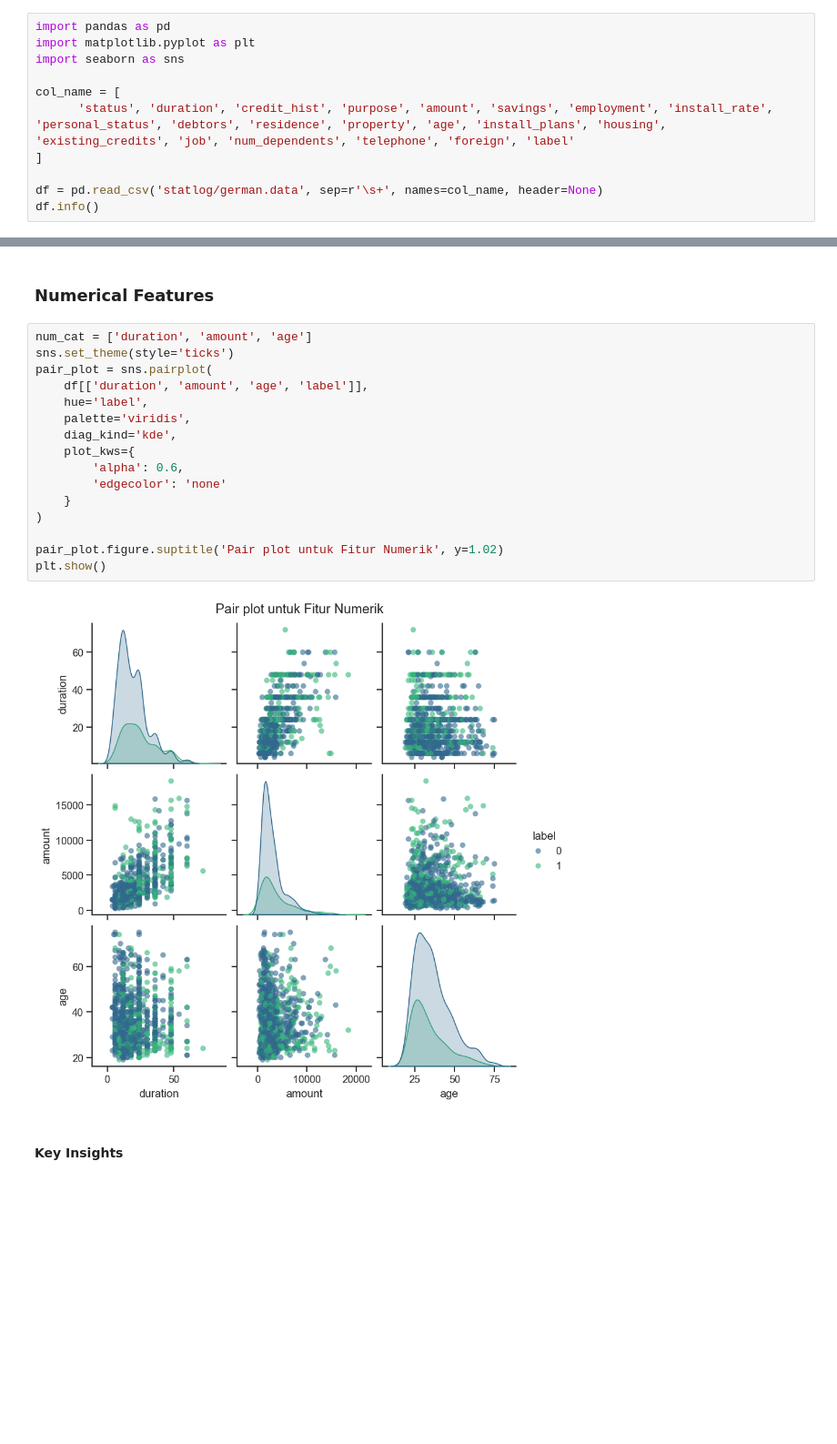
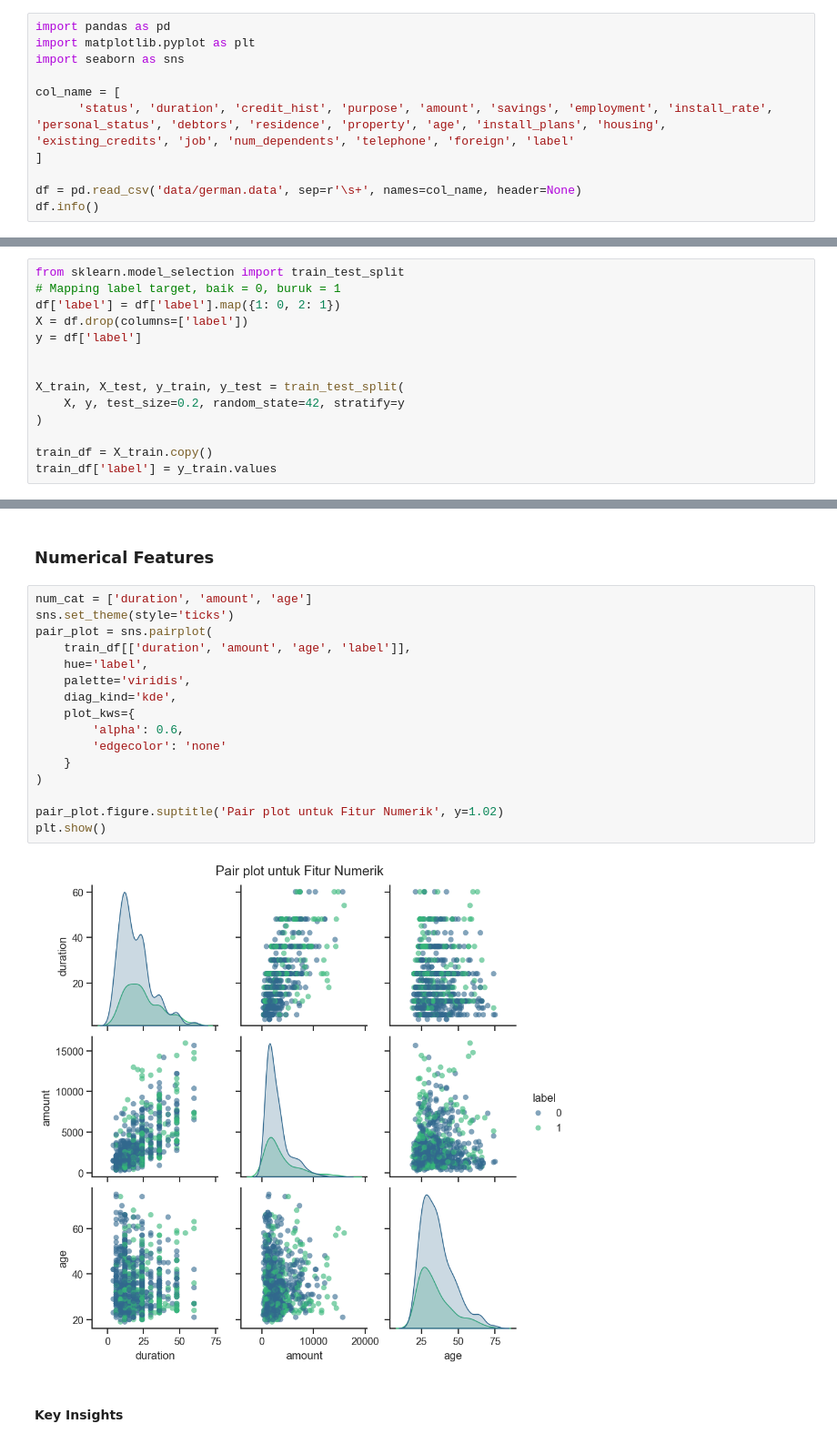
Before and after one commit to Z1danp/credit-risk, a Jupyter notebook: notebook.ipynb, the cells around one changed output, grey strips where cells are left out. Shown at 91% size. Drawn from its saved outputs; the diff is of its cells as text; blank space fills up the shorter version.

```diff
--- a/notebook.ipynb
+++ b/notebook.ipynb
@@ -17,7 +17,7 @@ col_name = [
       'status', 'duration', 'credit_hist', 'purpose', 'amount', 'savings', 'employment', 'install_rate', 'personal_status', 'debtors', 'residence', 'property', 'age', 'install_plans', 'housing', 'existing_credits', 'job', 'num_dependents', 'telephone', 'foreign', 'label'
 ]
 
-df = pd.read_csv('statlog/german.data', sep=r'\s+', names=col_name, header=None)
+df = pd.read_csv('data/german.data', sep=r'\s+', names=col_name, header=None)
 df.info()
 # %% [output]
 <class 'pandas.DataFrame'>
@@ -121,6 +121,20 @@ Komitmen keuangan nasabah pada institusi lain.
 * **1**: Nasabah buruk
 # %% [markdown]
 ## Analisis Univariate
+# %%
+from sklearn.model_selection import train_test_split
+# Mapping label target, baik = 0, buruk = 1
+df['label'] = df['label'].map({1: 0, 2: 1})
+X = df.drop(columns=['label'])
+y = df['label']
+
+
+X_train, X_test, y_train, y_test = train_test_split(
+    X, y, test_size=0.2, random_state=42, stratify=y
+)
+
+train_df = X_train.copy()
+train_df['label'] = y_train.values
 # %% [markdown]
 ### Distribusi Target
 # %%
@@ -159,21 +172,21 @@ Untuk mengatasi masalah ini, proyek ini akan menerapkan pendekatan **Class Weigh
 # %%
 num_cat = ['duration', 'amount', 'age']
 sns.set_theme(style='ticks')
 pair_plot = sns.pairplot(
-    df[['duration', 'amount', 'age', 'label']],
+    train_df[['duration', 'amount', 'age', 'label']],
     hue='label',
     palette='viridis',
     diag_kind='kde',
     plot_kws={
         'alpha': 0.6,
         'edgecolor': 'none'
     }
 )
 
 pair_plot.figure.suptitle('Pair plot untuk Fitur Numerik', y=1.02)
 plt.show()
 # %% [output]
-[figure, old version]
+[figure, new version]
 # %% [markdown]
 #### Key Insights
 # %% [markdown]
```
Also changed, not shown: parts of 41 cells of this notebook.
